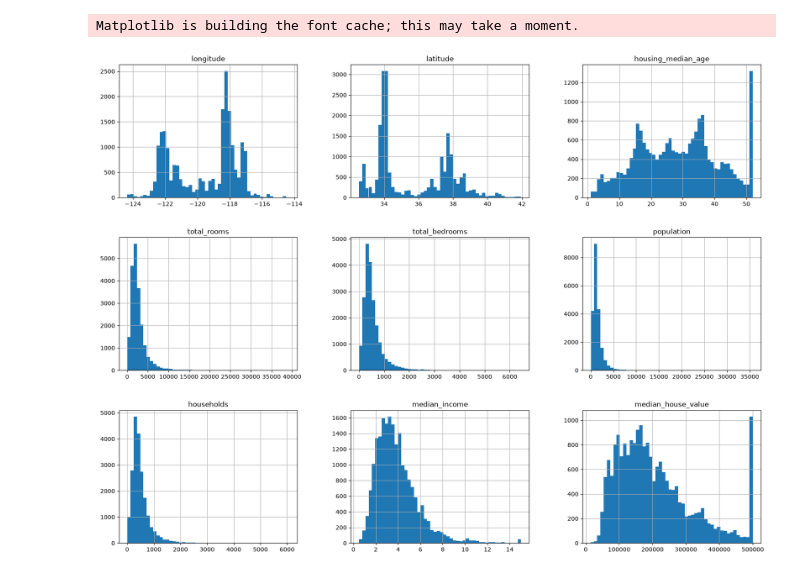
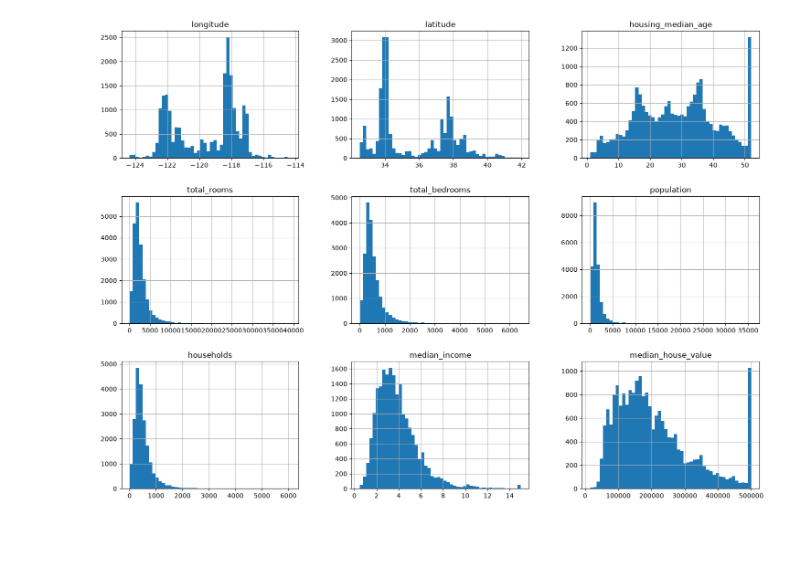
Before and after one commit to danishansari09/hand-on-ml-practice, a Jupyter notebook: california_housing_price_prediction/california_housing_price_prediction.ipynb, the cells around one changed output. Drawn from its saved outputs; the diff is of its cells as text; code cells hidden in the pictures; blank space fills up the shorter version.

```diff
--- a/california_housing_price_prediction/california_housing_price_prediction.ipynb
+++ b/california_housing_price_prediction/california_housing_price_prediction.ipynb
@@ -64,8 +80,7 @@ memory usage: 1.6 MB
 # %%
 %matplotlib inline
 import matplotlib.pyplot as plt
-housing.hist(bins=50, figsize=(20,15))
+housing.hist(bins=50, figsize=(18,13))
 plt.show()
 # %% [output]
-Matplotlib is building the font cache; this may take a moment.
-[figure, old version]
+[figure, new version]
```
Also changed, not shown: parts of 13 cells of this notebook.
